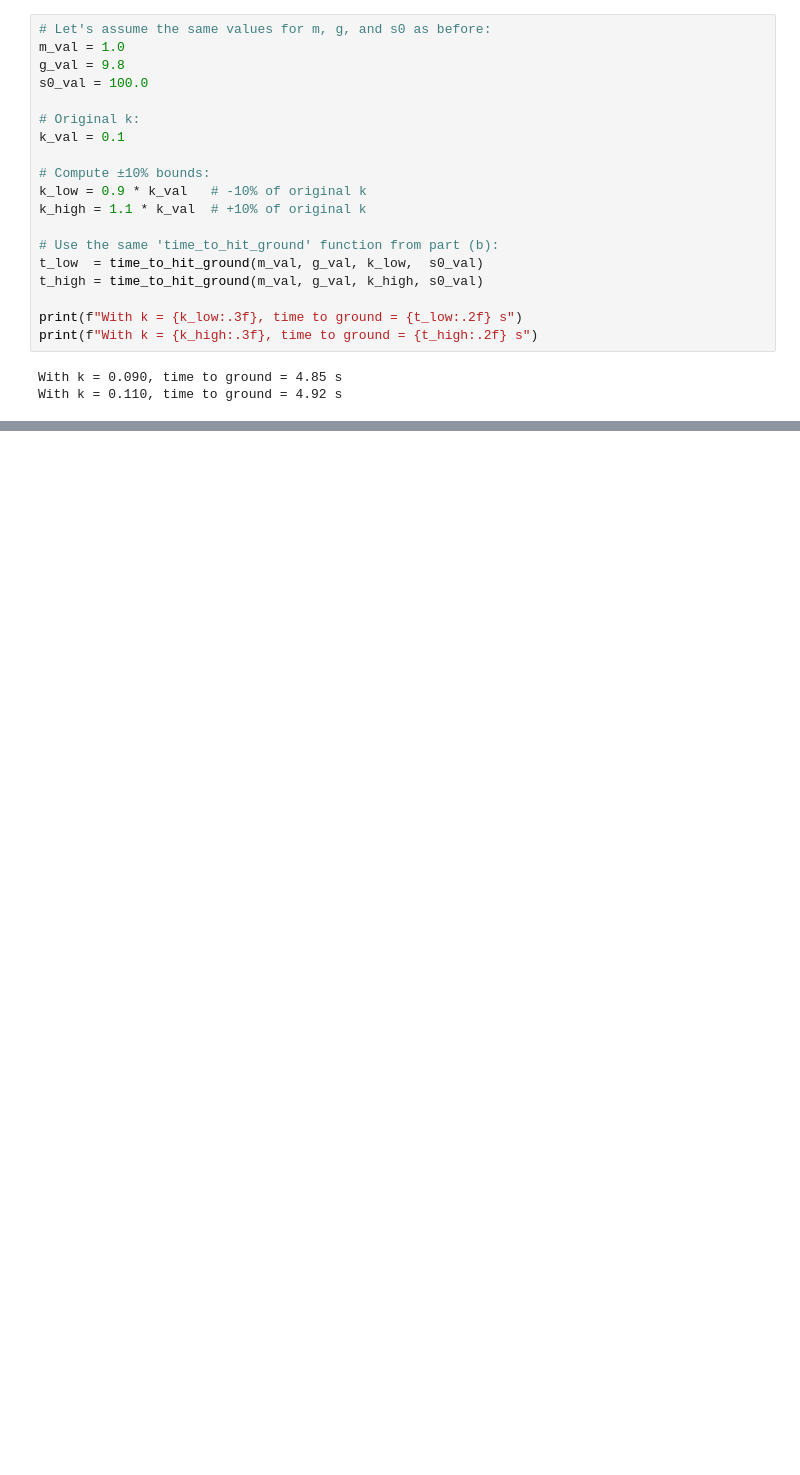
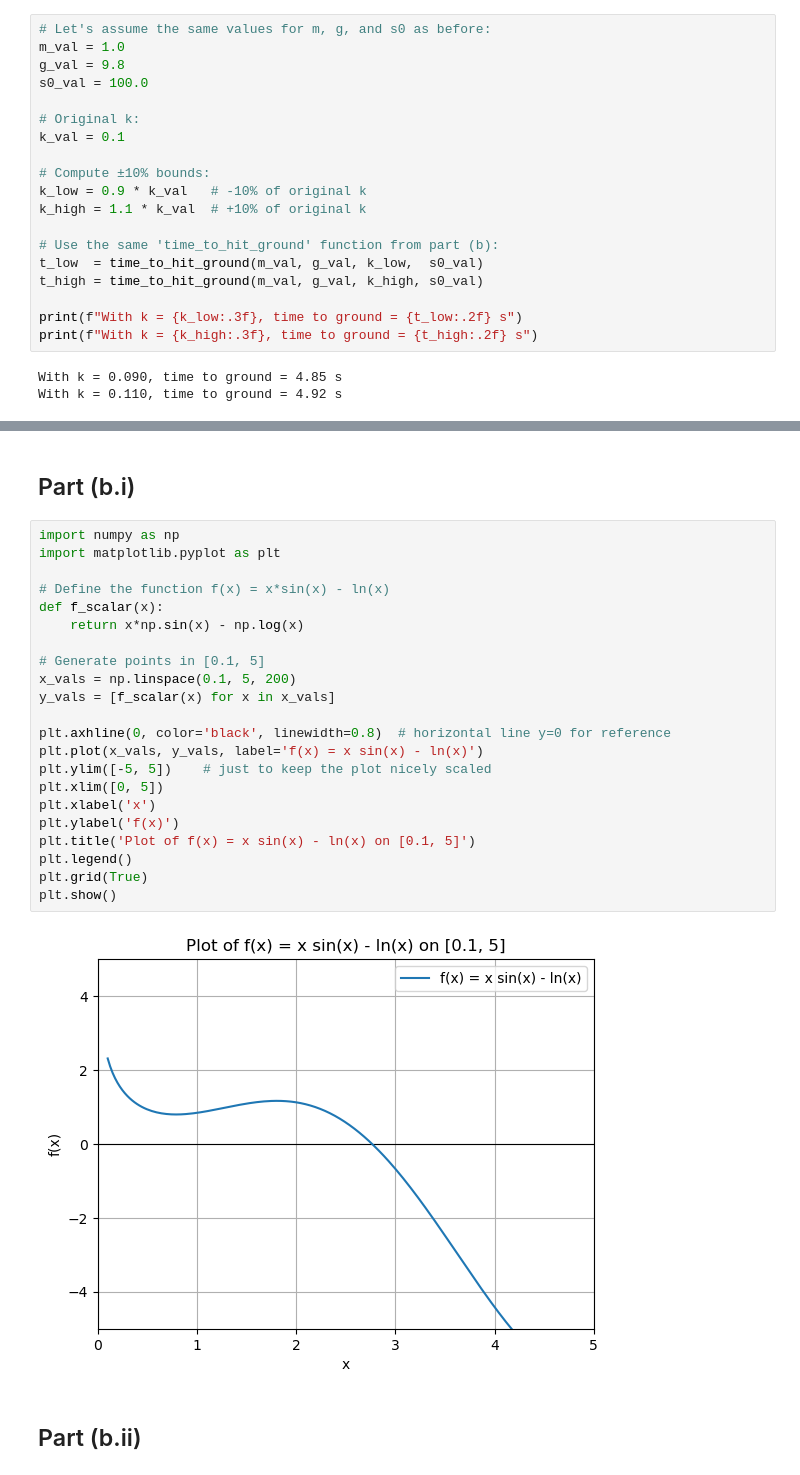
Before and after one commit to Quantum-Impulse/Sci-Comp, a Jupyter notebook: work/A2 Notebook.ipynb, the cells around one changed output, grey strips where cells are left out. Saved outputs shown, nothing was run; the diff lists cells and outputs as text; blank space fills up the shorter version.

```diff
--- a/work/A2 Notebook.ipynb
+++ b/work/A2 Notebook.ipynb
@@ -301,0 +321,28 @@ With k = 0.110, time to ground = 4.92 s
+# %% [markdown]
+## Part (b.i)
+# %%
+import numpy as np
+import matplotlib.pyplot as plt
+
+# Define the function f(x) = x*sin(x) - ln(x)
+def f_scalar(x):
+    return x*np.sin(x) - np.log(x)
+
+# Generate points in [0.1, 5]
+x_vals = np.linspace(0.1, 5, 200)
+y_vals = [f_scalar(x) for x in x_vals]
+
+plt.axhline(0, color='black', linewidth=0.8)  # horizontal line y=0 for reference
+plt.plot(x_vals, y_vals, label='f(x) = x sin(x) - ln(x)')
+plt.ylim([-5, 5])    # just to keep the plot nicely scaled
+plt.xlim([0, 5])
+plt.xlabel('x')
+plt.ylabel('f(x)')
+plt.title('Plot of f(x) = x sin(x) - ln(x) on [0.1, 5]')
+plt.legend()
+plt.grid(True)
+plt.show()
+# %% [output]
+[figure, added]
+# %% [markdown]
+## Part (b.ii)
```
Also changed, not shown: parts of 11 cells of this notebook.
